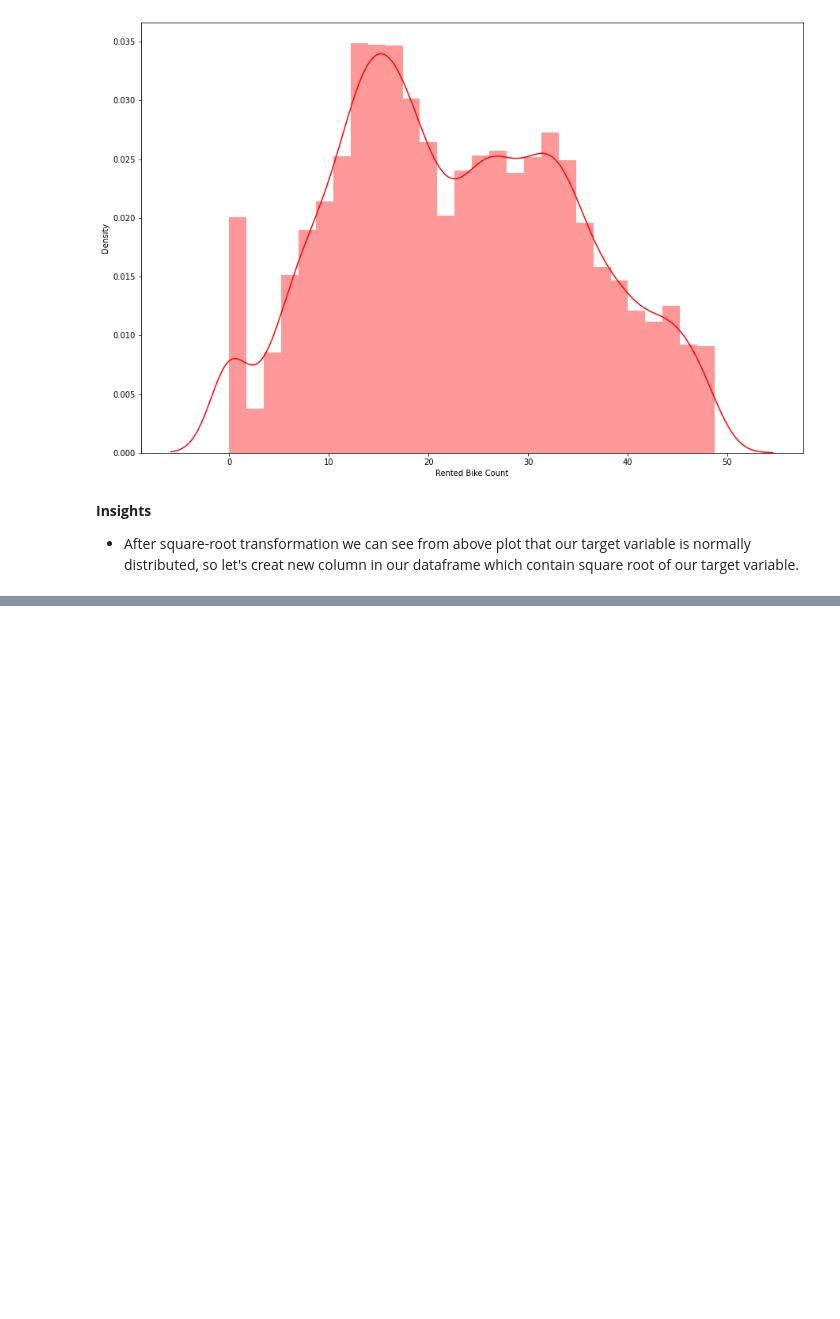
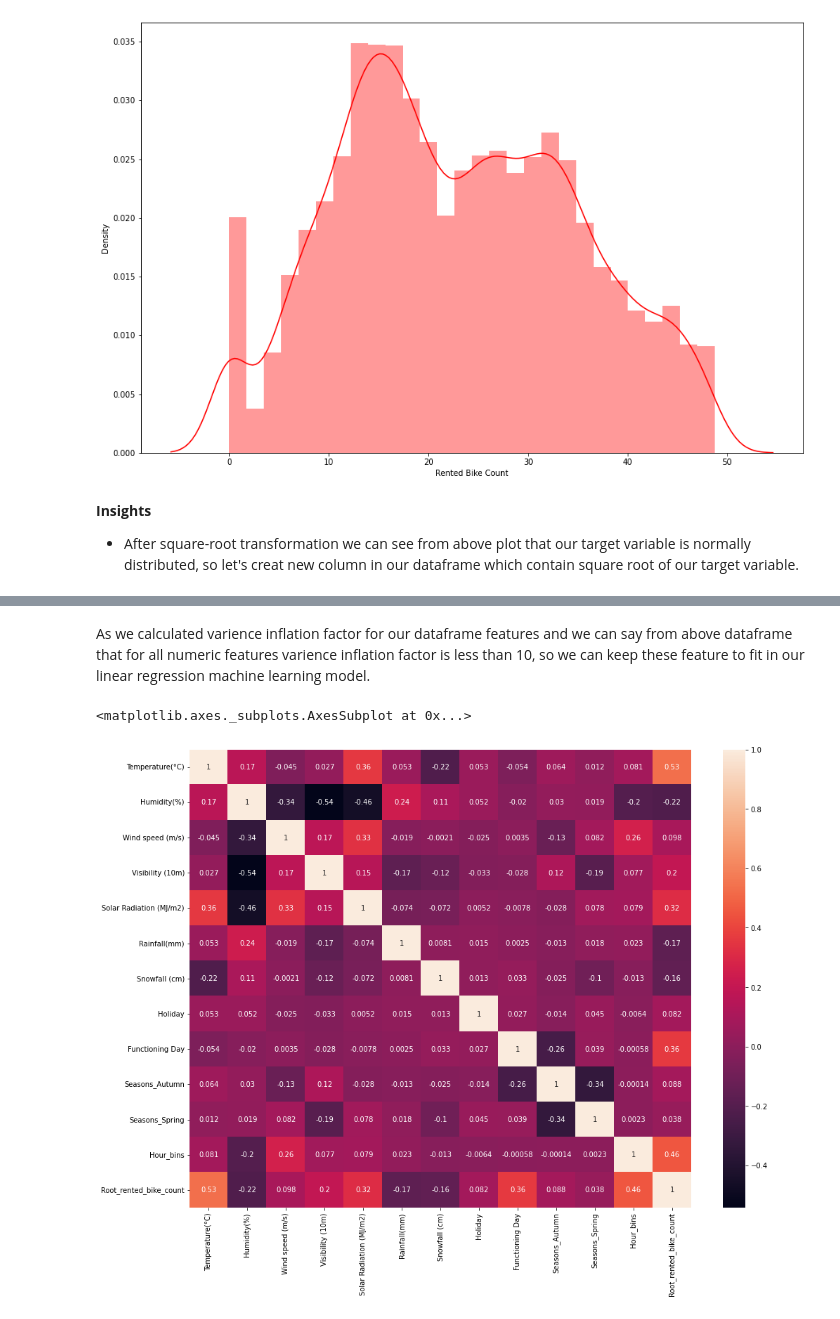
Before and after one commit to Kedarpatil24/Bike-Sharing-and-Demand-Prediction, a Jupyter notebook: Bike_Sharing_and_Demand_Prediction.ipynb, the cells around one changed output, grey strips where cells are left out. Drawn from its saved outputs; the diff is of its cells as text; code cells hidden in the pictures; blank space fills up the shorter version.

```diff
--- a/Bike_Sharing_and_Demand_Prediction.ipynb
+++ b/Bike_Sharing_and_Demand_Prediction.ipynb
@@ -815,0 +977,5 @@ Bike_df_copy['Root_rented_bike_count']=Bike_df_copy['Rented Bike Count'].apply(r
+# %%
+#dropping "Dew point tempreture", "Season summer" ,"Season winter" from dataframe
+Bike_dff.drop('Dew point temperature(°C)',axis=1,inplace=True)
+Bike_dff.drop('Seasons_Summer',axis=1,inplace=True)
+Bike_dff.drop('Seasons_Winter',axis=1,inplace=True)
@@ -815,0 +1024,11 @@ Bike_df_copy['Root_rented_bike_count']=Bike_df_copy['Rented Bike Count'].apply(r
+# %%
+Bike_dff.drop('month_year_bins',axis=1,inplace=True)
+# %% [markdown]
+As we calculated varience inflation factor for our dataframe features and we can say from above dataframe that for all numeric features varience inflation factor is less than 10, so we can keep these feature to fit in our linear regression machine learning model.
+# %%
+#creating heatmap
+plt.figure(figsize = (16,12))
+sns.heatmap(Bike_dff.corr(),annot=True)
+# %% [output]
+<matplotlib.axes._subplots.AxesSubplot at 0x...>
+[figure, added]
```
Also changed, not shown: parts of 32 cells of this notebook.
